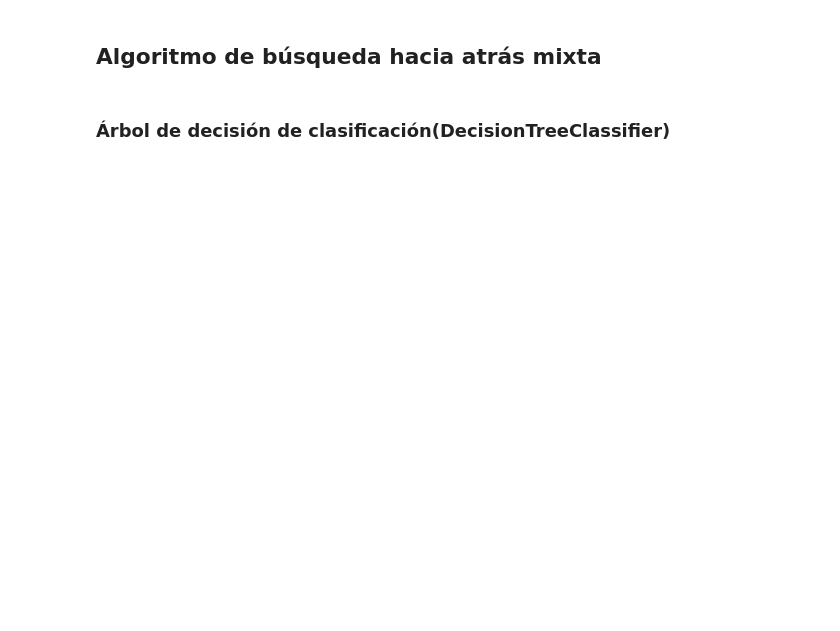
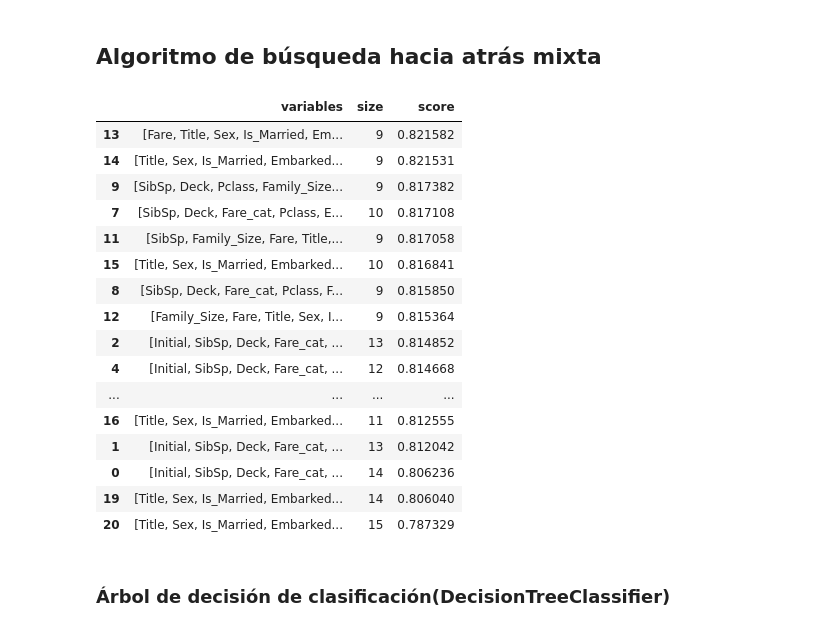
Before and after one commit to hugborang/Trabajo-IA-Modelos-Predictivos, a Jupyter notebook: src/Titanic.ipynb, the cells around one changed output. Cells and saved outputs as stored; diff of their text form; code cells hidden in the pictures; blank space fills up the shorter version.

```diff
--- a/src/Titanic.ipynb
+++ b/src/Titanic.ipynb
@@ -231,0 +240,24 @@ Matriz de confusión:
+# %%
+from sklearn.naive_bayes import CategoricalNB
+clasificador_NB = CategoricalNB(alpha=1)  # alpha es el parámetro de suavizado
+
+solucion = titanic.loc[:, atributos.columns]
+clasificador_NB.fit(solucion, objetivo)
+
+# Calcular la precisión del modelo
+score = clasificador_NB.score(solucion, objetivo)
+
+# Obtener las predicciones
+predicciones = clasificador_NB.predict(solucion)
+
+# Contar los valores de la variable objetivo
+values = pd.Series(objetivo).value_counts()
+
+# Calcular la matriz de confusión
+m_confusion = confusion_matrix(objetivo, predicciones)
+
+# Imprimir los resultados
+print(f'Variabes predictoras: {atributos}')
+print(f'Precisión: {score}')
+print(f'Valores: {values}')
+print(f'Matriz de confusión: \n{m_confusion}')
@@ -234,5 +284,5 @@ Matriz de confusión:
 # %%
 #Esto parametros nos permite tener el minimo num de variables de predictoras y un mayor score
 import funciones.BusquedaSecuencialAtras as bsa
-bsatras = bsa.backward_sequential_search(titanic, 'Survived', model, 12, 10)
+bsatras = bsa.backward_sequential_search(titanic, 'Survived', model, 16, 10)
 bsatras
@@ -320,8 +423,26 @@ for k in range(0, len(bsatras)-1, 1):
 ## Algoritmo de búsqueda hacia atrás mixta
 # %%
 import funciones.BusquedaSecuencialAtrasMixta as bsam
-busq_atras_mixta = bsam.backward_sequential_mixed_search(titanic, 'Survived', model, 1, 5, 10)
+busq_atras_mixta = bsam.backward_sequential_mixed_search(titanic, 'Survived', model, 10, 6, 10)
 busq_atras_mixta
+# %% [output]
+|  | variables | size | score |
+| 13 | [Fare, Title, Sex, Is_Married, Em... | 9 | 0.821582 |
+| 14 | [Title, Sex, Is_Married, Embarked... | 9 | 0.821531 |
+| 9 | [SibSp, Deck, Pclass, Family_Size... | 9 | 0.817382 |
+| 7 | [SibSp, Deck, Fare_cat, Pclass, E... | 10 | 0.817108 |
+| 11 | [SibSp, Family_Size, Fare, Title,... | 9 | 0.817058 |
+| 15 | [Title, Sex, Is_Married, Embarked... | 10 | 0.816841 |
+| 8 | [SibSp, Deck, Fare_cat, Pclass, F... | 9 | 0.815850 |
+| 12 | [Family_Size, Fare, Title, Sex, I... | 9 | 0.815364 |
+| 2 | [Initial, SibSp, Deck, Fare_cat, ... | 13 | 0.814852 |
+| 4 | [Initial, SibSp, Deck, Fare_cat, ... | 12 | 0.814668 |
+| ... | ... | ... | ... |
+| 16 | [Title, Sex, Is_Married, Embarked... | 11 | 0.812555 |
+| 1 | [Initial, SibSp, Deck, Fare_cat, ... | 13 | 0.812042 |
+| 0 | [Initial, SibSp, Deck, Fare_cat, ... | 14 | 0.806236 |
+| 19 | [Title, Sex, Is_Married, Embarked... | 14 | 0.806040 |
+| 20 | [Title, Sex, Is_Married, Embarked... | 15 | 0.787329 |
 # %% [markdown]
 ### Árbol de decisión de clasificación(DecisionTreeClassifier)
 # %%
```
Also changed, not shown: parts of 12 cells of this notebook, 10 other files.
